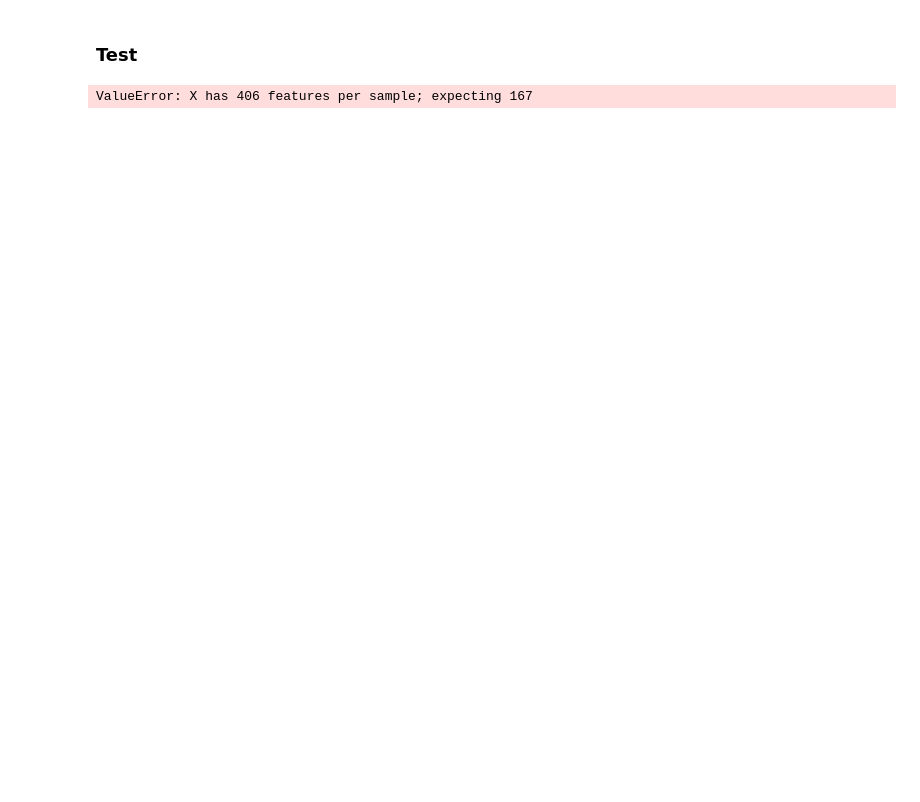
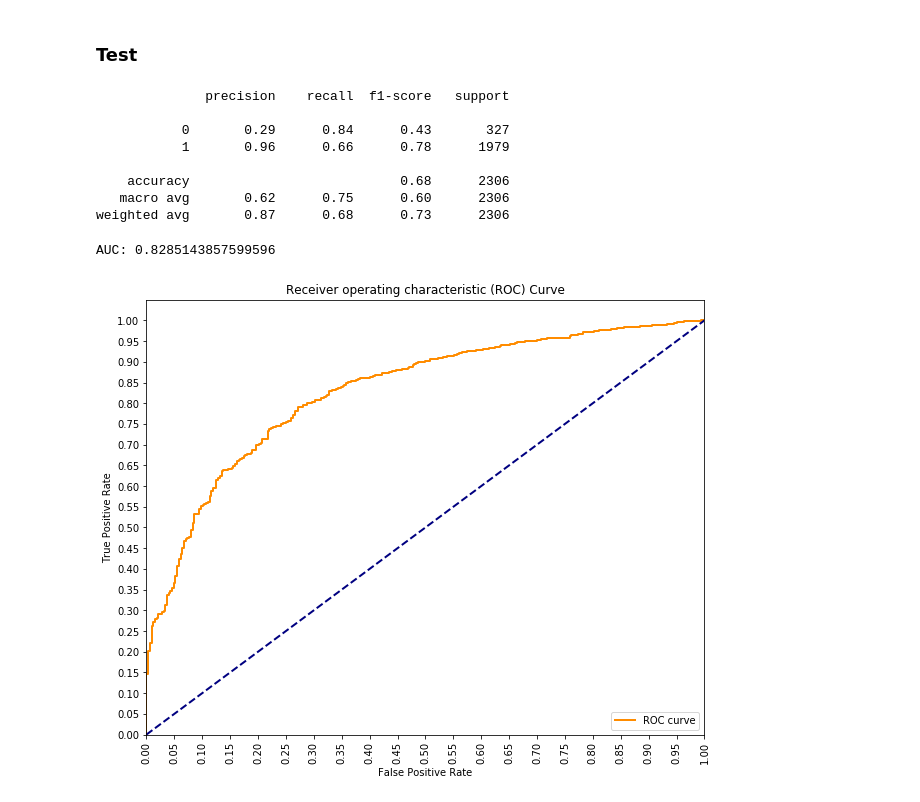
Before and after one commit to anilca-lab/parental-involvement-to-education, a Jupyter notebook: Master_Notebook.ipynb, the cells around one changed output. Saved outputs shown, nothing was run; the diff lists cells and outputs as text; code cells hidden in the pictures; blank space fills up the shorter version.

```diff
--- a/Master_Notebook.ipynb
+++ b/Master_Notebook.ipynb
@@ -356,7 +400,25 @@ AUC: 0.7899950729506267
 # %% [markdown]
 ### Test
+# %%
+X_test_upd = X_test[X_train_upd.columns]
+X_test_upd_0 = sm.add_constant(X_test_upd)
 # %%
-y_test_hat = lr_clf.predict(X_test)
+y_test_score = logit_res.predict(X_test_upd_0)
+y_test_hat = y_test_score > 0.5
 print(classification_report(y_test, y_test_hat))
 # %% [output]
-ValueError: X has 406 features per sample; expecting 167
+              precision    recall  f1-score   support
+
+           0       0.29      0.84      0.43       327
+           1       0.96      0.66      0.78      1979
+
+    accuracy                           0.68      2306
+   macro avg       0.62      0.75      0.60      2306
+weighted avg       0.87      0.68      0.73      2306
+# %%
+fpr, tpr, thresholds = roc_curve(y_test, y_test_score)
+print('AUC: {}'.format(auc(fpr, tpr)))
+roc_plot(fpr, tpr)
+# %% [output]
+AUC: 0.8285143857599596
+[figure, added]
```
Also changed, not shown: parts of 8 cells of this notebook.
